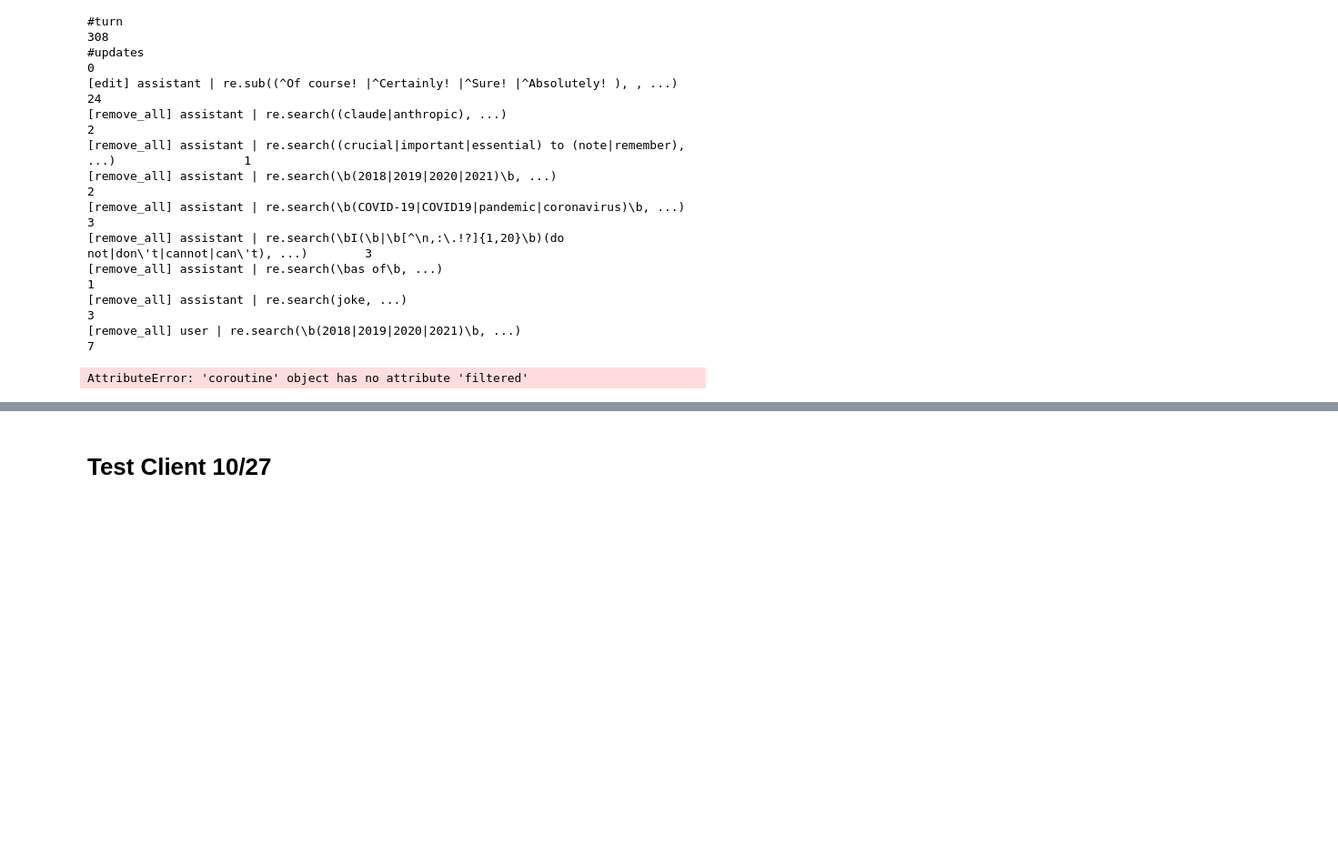
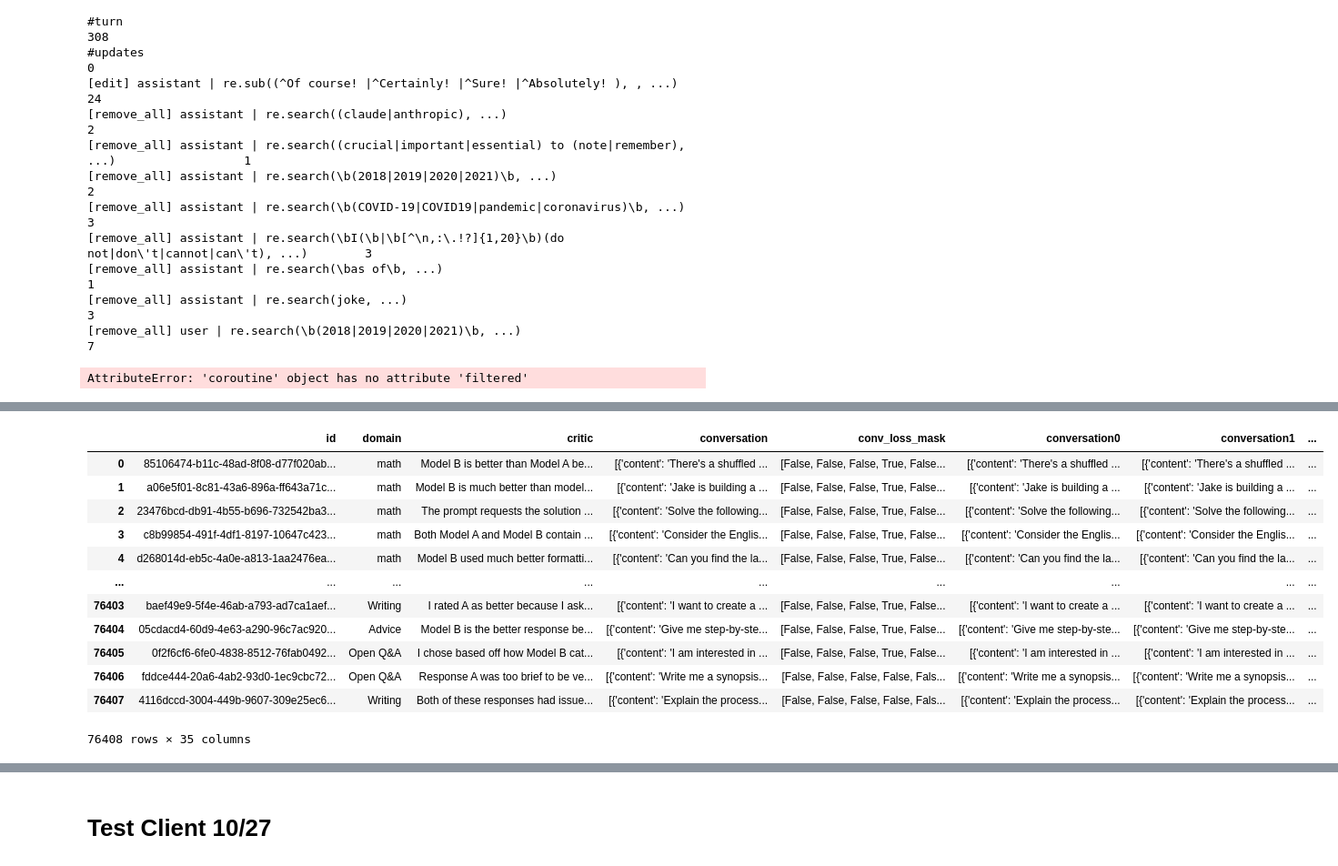
Before and after one commit to yuchenhe-xai/yccolab, a Jupyter notebook: 241015_exp_runs_rubrics.ipynb, the cells around one changed output, grey strips where cells are left out. Shown at 91% size. Drawn from its saved outputs; the diff is of its cells as text; code cells hidden in the pictures; blank space fills up the shorter version.

```diff
--- a/241015_exp_runs_rubrics.ipynb
+++ b/241015_exp_runs_rubrics.ipynb
@@ -1867,3 +1960,7 @@ path = "/data/datasets/sft-data/staging/shuffled_102324/v4/sft-surge1t10renew-10
 
 df_data = utils.read_df(glob.glob(path))
 df_data.count()
+# %%
+preference_data_path = "/data/datasets/preferences-v2/filtered/renew/*/data/*.parquet"
+preference_data  = utils.read_df(glob.glob(preference_data_path))
+preference_data.count()
@@ -1869,0 +1999,18 @@ df_data.count()
+# %%
+preference_data['source'] = 'preference'
+preference_data['category'] = preference_data['domain'].apply(lambda x: [x])
+preference_data['reward_type'] = 'contextual'
+# %% [output]
+|  | id | domain | critic | conversation | conv_loss_mask | conversation0 | conversation1 | ... |
+| 0 | 85106474-b11c-48ad-8f08-d77f020ab... | math | Model B is better than Model A be... | [{'content': 'There's a shuffled ... | [False, False, False, True, False... | [{'content': 'There's a shuffled ... | [{'content': 'There's a shuffled ... | ... |
+| 1 | a06e5f01-8c81-43a6-896a-ff643a71c... | math | Model B is much better than model... | [{'content': 'Jake is building a ... | [False, False, False, True, False... | [{'content': 'Jake is building a ... | [{'content': 'Jake is building a ... | ... |
+| 2 | 23476bcd-db91-4b55-b696-732542ba3... | math | The prompt requests the solution ... | [{'content': 'Solve the following... | [False, False, False, True, False... | [{'content': 'Solve the following... | [{'content': 'Solve the following... | ... |
+| 3 | c8b99854-491f-4df1-8197-10647c423... | math | Both Model A and Model B contain ... | [{'content': 'Consider the Englis... | [False, False, False, True, False... | [{'content': 'Consider the Englis... | [{'content': 'Consider the Englis... | ... |
+| 4 | d268014d-eb5c-4a0e-a813-1aa2476ea... | math | Model B used much better formatti... | [{'content': 'Can you find the la... | [False, False, False, True, False... | [{'content': 'Can you find the la... | [{'content': 'Can you find the la... | ... |
+| ... | ... | ... | ... | ... | ... | ... | ... | ... |
+| 76403 | baef49e9-5f4e-46ab-a793-ad7ca1aef... | Writing | I rated A as better because I ask... | [{'content': 'I want to create a ... | [False, False, False, True, False... | [{'content': 'I want to create a ... | [{'content': 'I want to create a ... | ... |
+| 76404 | 05cdacd4-60d9-4e63-a290-96c7ac920... | Advice | Model B is the better response be... | [{'content': 'Give me step-by-ste... | [False, False, False, True, False... | [{'content': 'Give me step-by-ste... | [{'content': 'Give me step-by-ste... | ... |
+| 76405 | 0f2f6cf6-6fe0-4838-8512-76fab0492... | Open Q&A | I chose based off how Model B cat... | [{'content': 'I am interested in ... | [False, False, False, True, False... | [{'content': 'I am interested in ... | [{'content': 'I am interested in ... | ... |
+| 76406 | fddce444-20a6-4ab2-93d0-1ec9cbc72... | Open Q&A | Response A was too brief to be ve... | [{'content': 'Write me a synopsis... | [False, False, False, False, Fals... | [{'content': 'Write me a synopsis... | [{'content': 'Write me a synopsis... | ... |
+| 76407 | 4116dccd-3004-449b-9607-309e25ec6... | Writing | Both of these responses had issue... | [{'content': 'Explain the process... | [False, False, False, False, Fals... | [{'content': 'Explain the process... | [{'content': 'Explain the process... | ... |
+76408 rows × 35 columns
```
Also changed, not shown: parts of 29 cells of this notebook.
